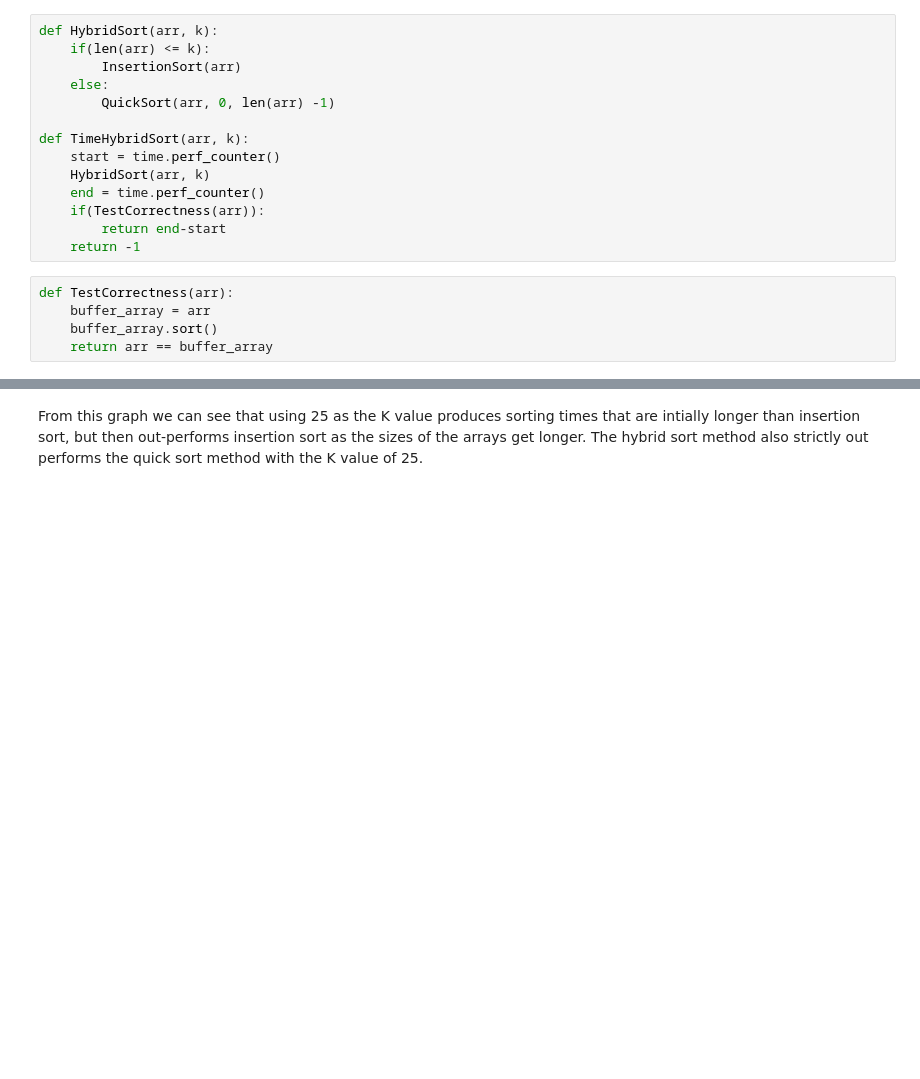
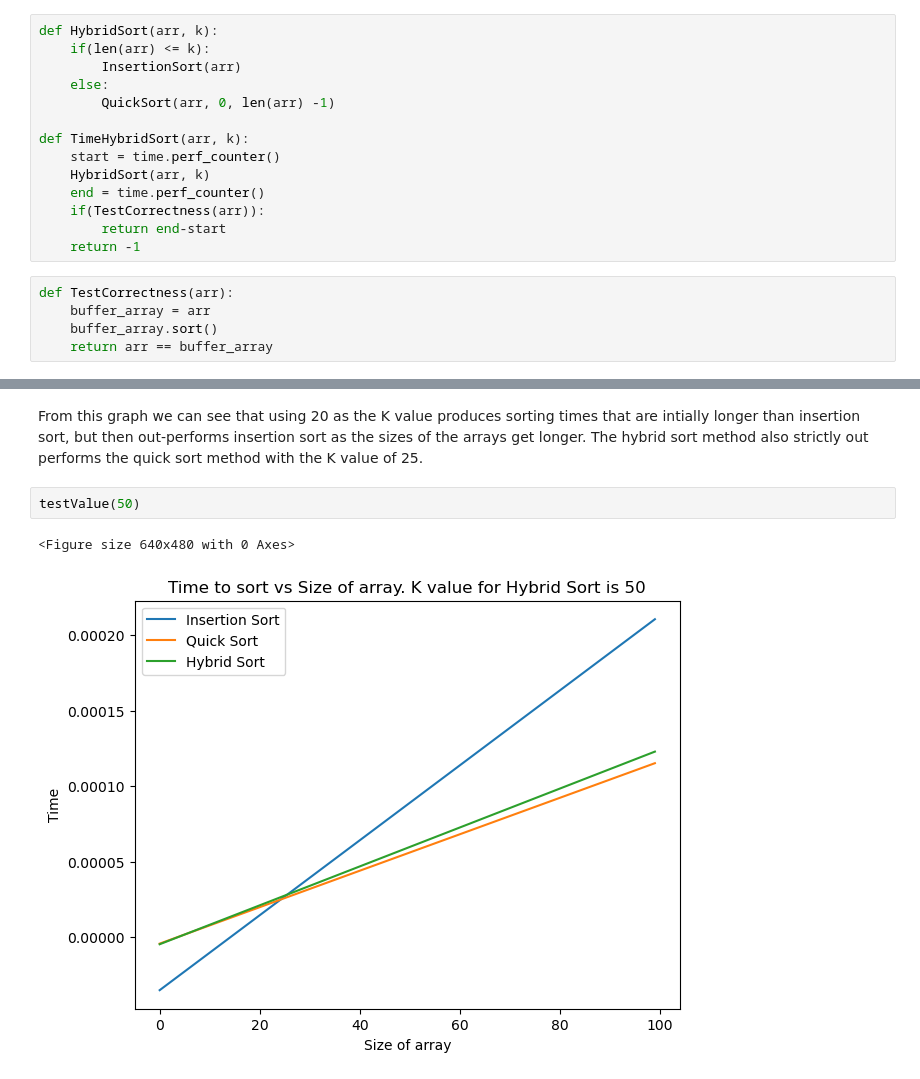
Before and after one commit to jerphan/CS3664_SemesterProject, a Jupyter notebook: QuickBasedHybridSort.ipynb, the cells around one changed output, grey strips where cells are left out. Drawn from its saved outputs; the diff is of its cells as text; blank space fills up the shorter version.

```diff
--- a/QuickBasedHybridSort.ipynb
+++ b/QuickBasedHybridSort.ipynb
@@ -131,2 +163,7 @@ Intersection: 26
 # %% [markdown]
-From this graph we can see that using 25 as the K value produces sorting times that are intially longer than insertion sort, but then out-performs insertion sort as the sizes of the arrays get longer. The hybrid sort method also strictly out performs the quick sort method with the K value of 25.
+From this graph we can see that using 20 as the K value produces sorting times that are intially longer than insertion sort, but then out-performs insertion sort as the sizes of the arrays get longer. The hybrid sort method also strictly out performs the quick sort method with the K value of 25.
+# %%
+testValue(50)
+# %% [output]
+<Figure size 640x480 with 0 Axes>
+[figure, added]
```
Also changed, not shown: parts of 6 cells of this notebook.
